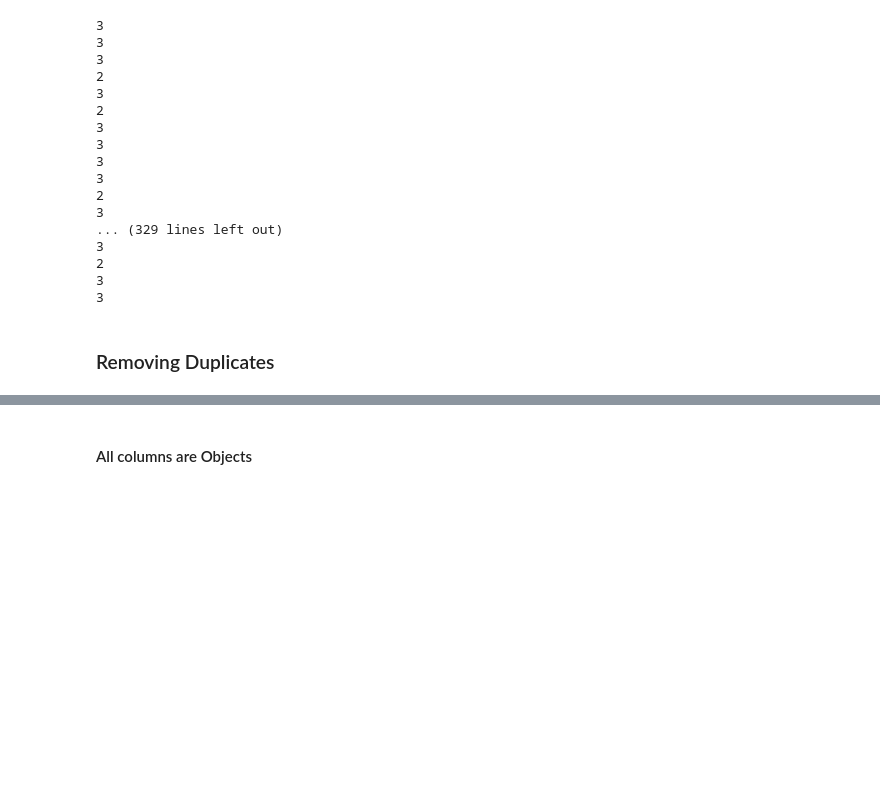
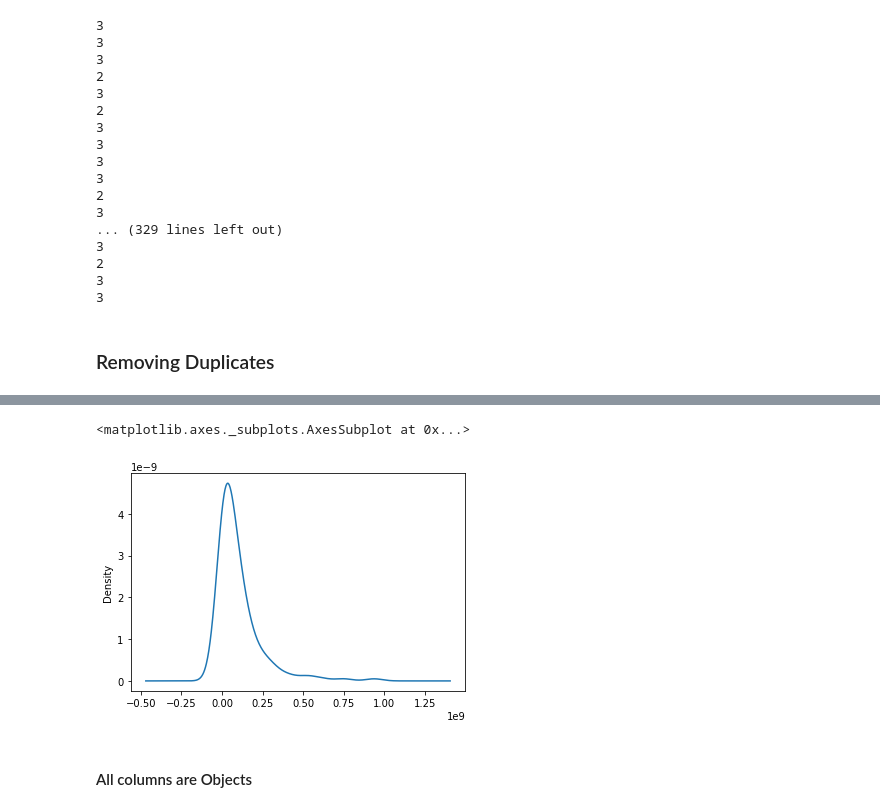
Before and after one commit to DnanaDev/User_Profile_Cluster_Analysis, a Jupyter notebook: Wrangling.ipynb, the cells around one changed output, grey strips where cells are left out. Drawn from its saved outputs; the diff is of its cells as text; code cells hidden in the pictures; blank space fills up the shorter version.

```diff
--- a/Wrangling.ipynb
+++ b/Wrangling.ipynb
@@ -108,3 +113,8 @@ distinct_df = complete_df.loc[complete_df.index < 1]
+# %%
+complete_df.loc[complete_df.index < 1].BoxOffice.replace('N/A', np.nan).str.replace('$','').str.replace(',','').astype(float).plot(kind = 'kde')
+# %% [output]
+<matplotlib.axes._subplots.AxesSubplot at 0x...>
+[figure, added]
 # %%
 distinct_df.set_index('imdbID', drop=True, inplace=True)
 # %%
```
Also changed, not shown: parts of 2 cells of this notebook, 5 other files.
